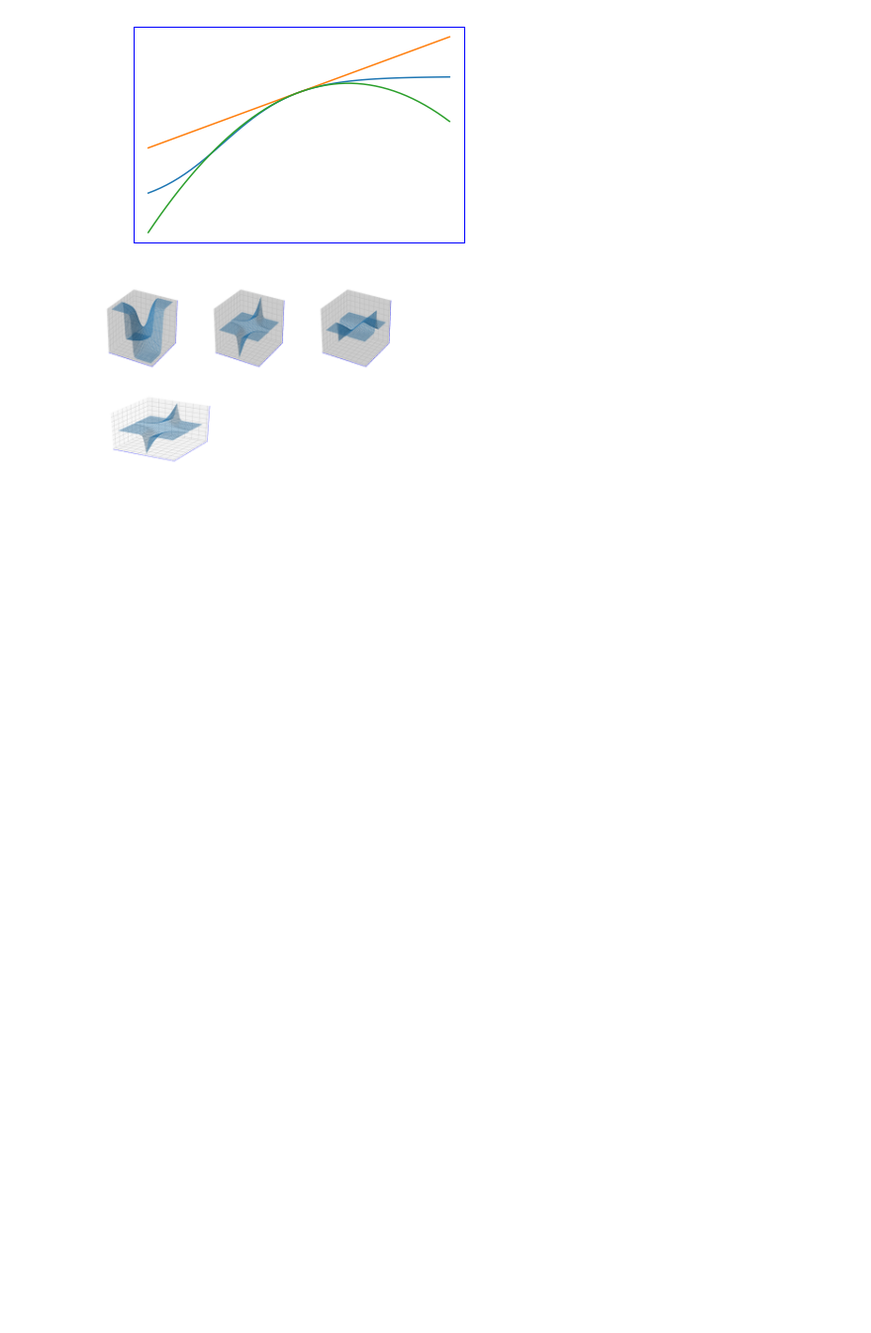
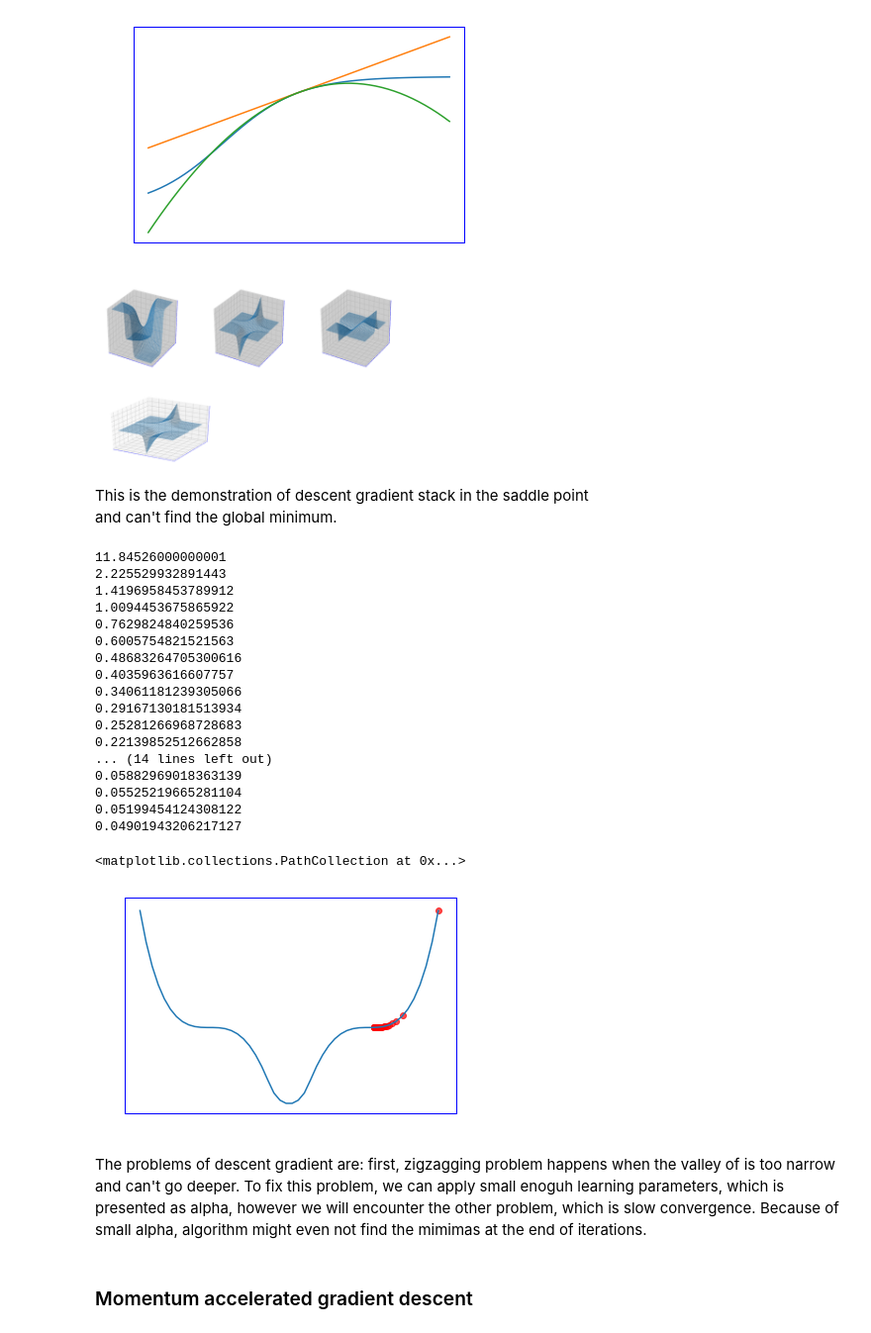
Before and after one commit to RyotaBannai/Data_Science, a Jupyter notebook: Coordinate search descent.ipynb, the cells around one changed output. Shown at 99% size. Cells and saved outputs as stored; diff of their text form; code cells hidden in the pictures; blank space fills up the shorter version.

Commit message:
autograd practic3

```diff
--- a/Coordinate search descent.ipynb
+++ b/Coordinate search descent.ipynb
@@ -195,3 +199,57 @@ ax.text2D(0.1, 0.95, "Culculating all parcial derivatives at once", transform=a1
 set_3dplt(ax_, plt)
 # %% [output]
 [figure]
+# %%
+def gradient_descent(g,alpha,max_its,w):
+    # compute gradient module using autograd
+    gradient = grad(g)
+
+    # run the gradient descent loop
+    weight_history = [w]           # container for weight history
+    cost_history = [g(*w)]          # container for corresponding cost function history
+    for k in range(max_its):
+        # evaluate the gradient, store current weights and cost function value
+        #print(w)
+        grad_eval = gradient(*w)
+
+        # take gradient descent step
+        print(grad_eval)
+        w = w - alpha*grad_eval
+
+        # record weight and cost
+        weight_history.append(w)
+        cost_history.append(g(*w))
+    return weight_history,cost_history
+# %% [markdown]
+This is the demonstration of descent gradient stack in the saddle point <br>
+and can't find the global minimum.
+# %%
+gg = lambda w: (np.maximum(0,(3*w - 2.3)**3 + 1))**2 + (np.maximum(0,(-3*w + .7)**3 + 1))**2
+Nit=30
+w_hist, cost_hist = gradient_descent(gg, .01, Nit, [1.])
+plt.plot(*plot_friendly(np.array(data_f([gg], [[]], -0.,1.,50))))
+plt.scatter(w_hist, gg(np.array(w_hist)), color='r', alpha=.7)
+# %% [output]
+11.84526000000001
+2.225529932891443
+1.4196958453789912
+1.0094453675865922
+0.7629824840259536
+0.6005754821521563
+0.48683264705300616
+0.4035963616607757
+0.34061181239305066
+0.29167130181513934
+0.25281266968728683
+0.22139852512662858
+... (14 lines left out)
+0.05882969018363139
+0.05525219665281104
+0.05199454124308122
+0.04901943206217127
+<matplotlib.collections.PathCollection at 0x...>
+[figure, added]
+# %% [markdown]
+The problems of descent gradient are: first, zigzagging problem happens when the valley of is too narrow and can't go deeper. To fix this problem, we can apply small enoguh learning parameters, which is presented as alpha, however we will encounter the other problem, which is slow convergence. Because of small alpha, algorithm might even not find the mimimas at the end of iterations.
+# %% [markdown]
+### Momentum accelerated gradient descent
```
Also changed, not shown: parts of 8 cells of this notebook, 1 other file.
